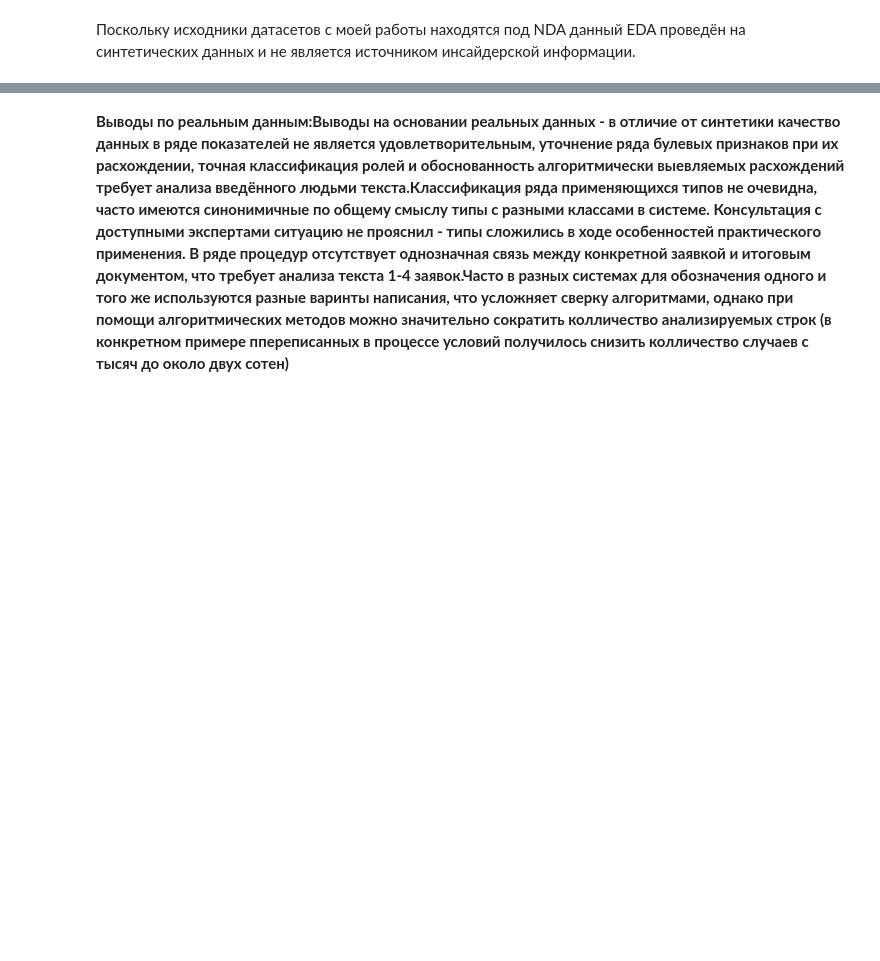
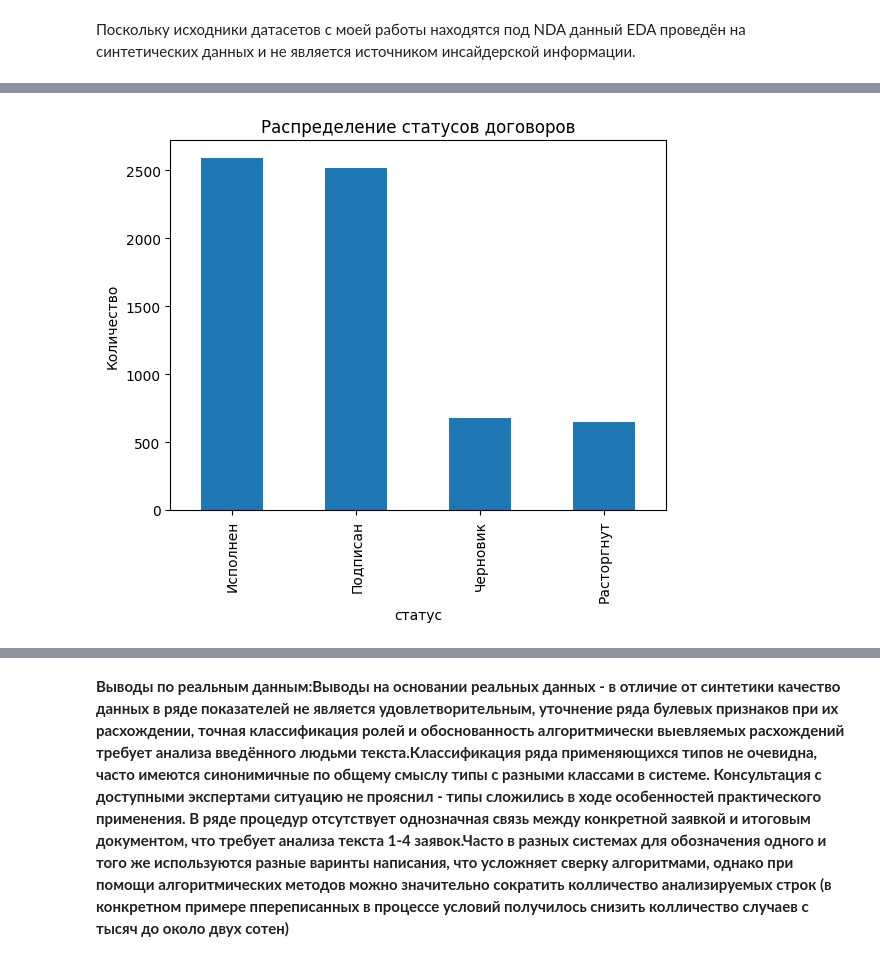
Before and after one commit to hw-group303/HSE_VKR, a Jupyter notebook: eda_vkr.ipynb, the cells around one changed output, grey strips where cells are left out. Saved outputs shown, nothing was run; the diff lists cells and outputs as text; code cells hidden in the pictures; blank space fills up the shorter version.

```diff
--- a/eda_vkr.ipynb
+++ b/eda_vkr.ipynb
@@ -2,0 +5,32 @@
+# %%
+import pandas as pd
+import numpy as np
+import matplotlib.pyplot as plt
+import seaborn as sns
+from datetime import datetime
+import warnings
+warnings.filterwarnings('ignore')
+
+
+
+df_contracts = pd.read_csv(pth + 'contracts.csv', parse_dates=['дата_создания', 'дата_подписания', 'дата_исполнения', 'дата_расторжения'])
+df_counterparties = pd.read_csv(pth + 'counterparties.csv')
+df_contacts = pd.read_csv(pth + 'counterparty_contacts.csv')
+df_restrictions = pd.read_csv(pth + 'contract_restrictions.csv', parse_dates=['дата_начала', 'дата_окончания'])
+df_payments = pd.read_csv(pth + 'payment_history.csv', parse_dates=['дата_выплаты'])
+df_approvals = pd.read_csv(pth + 'approvals.csv', parse_dates=['дата_согласования'])
+df_items = pd.read_csv(pth + 'contract_items.csv')
+df_milestones = pd.read_csv(pth + 'contract_milestones.csv', parse_dates=['плановая_дата', 'фактическая_дата'])
+df_add_agreements = pd.read_csv(pth + 'additional_agreements.csv', parse_dates=['дата'])
+df_files = pd.read_csv(pth + 'contract_files.csv', parse_dates=['дата_загрузки'])
+df_amendments = pd.read_csv(pth + 'contract_amendments.csv', parse_dates=['дата_изменения'])
+df_acts = pd.read_csv(pth + 'acceptance_acts.csv', parse_dates=['дата_акта'])
+df_disputes = pd.read_csv(pth + 'disputes.csv', parse_dates=['дата_возникновения', 'дата_решения'])
+df_limit_exceptions = pd.read_csv(pth + 'contract_limit_exceptions.csv', parse_dates=['дата_фиксации'])
+df_splits = pd.read_csv(pth + 'contract_splits.csv')
+
+for name, df in [('contracts', df_contracts), ('counterparties', df_counterparties),
+                 ('restrictions', df_restrictions), ('payments', df_payments),
+                 ('approvals', df_approvals), ('limit_exceptions', df_limit_exceptions),
+                 ('splits', df_splits)]:
+    print(f"{name}: {df.shape}")
@@ -2,0 +101,8 @@
+# %%
+df_contracts['статус'].value_counts().plot(kind='bar')
+plt.title('Распределение статусов договоров')
+plt.ylabel('Количество')
+
+plt.show()
+# %% [output]
+[figure, added]
```
Also changed, not shown: parts of 61 cells of this notebook.
